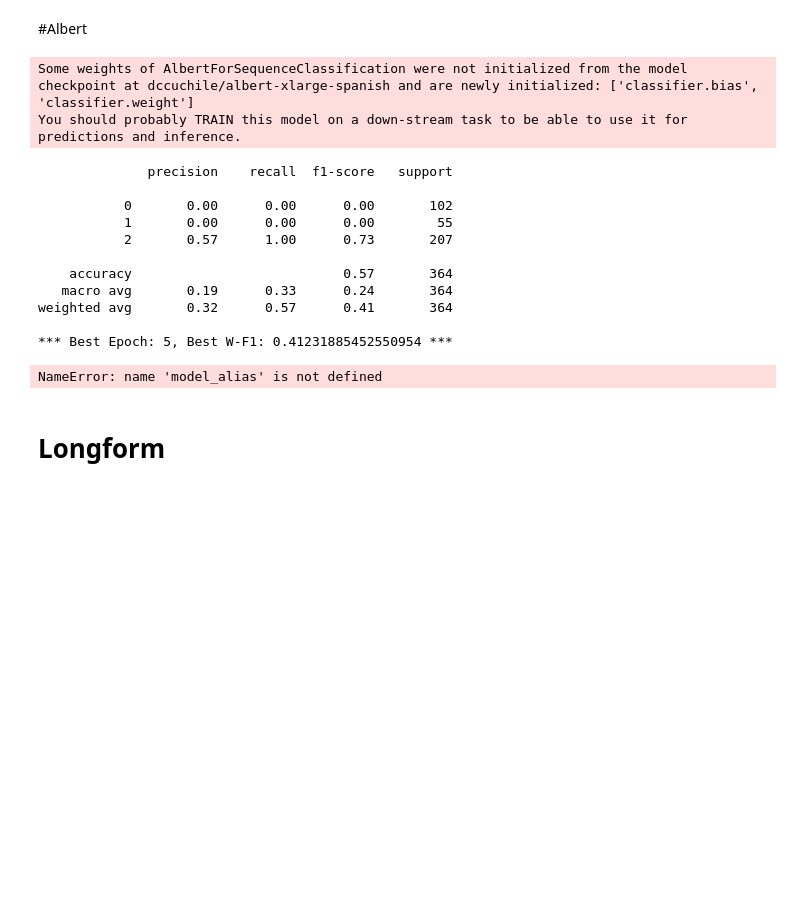
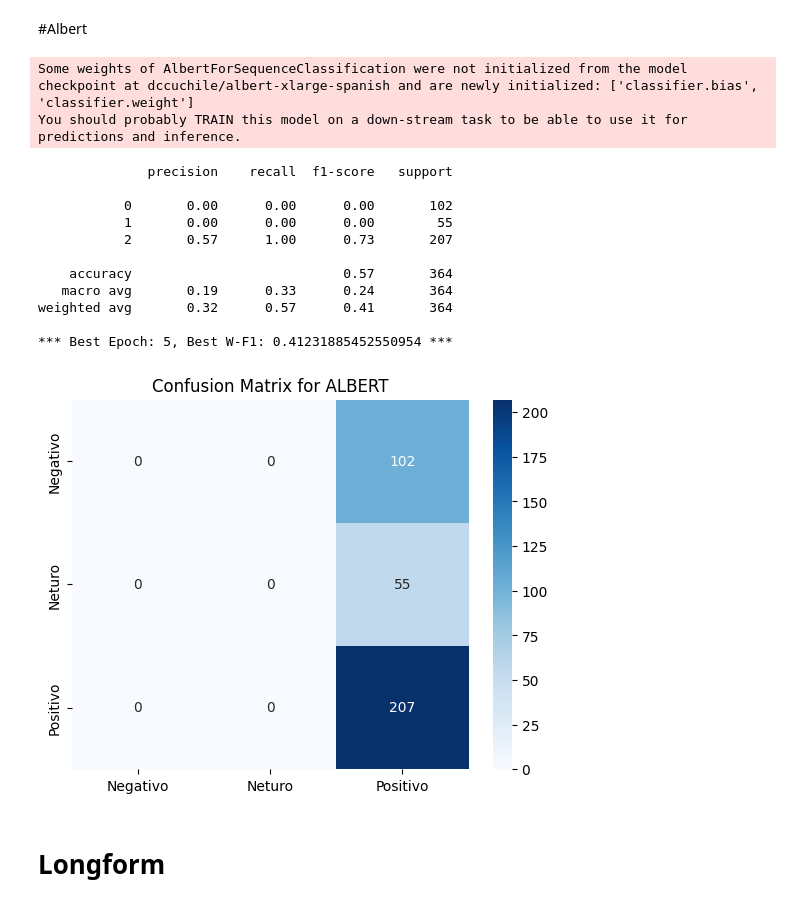
Before and after one commit to jmcaussade/analitica-textual-con-machine-learning-tarea4, a Jupyter notebook: Oficial_Lab_04.ipynb, the cells around one changed output. Saved outputs shown, nothing was run; the diff lists cells and outputs as text; code cells hidden in the pictures; blank space fills up the shorter version.

```diff
--- a/Oficial_Lab_04.ipynb
+++ b/Oficial_Lab_04.ipynb
@@ -519,7 +524,8 @@ weighted avg       0.85      0.82      0.83       364
 # %%
 loss_fn = nn.CrossEntropyLoss()
 #save_directory = '/content/drive/My Drive/2024-02/Analitica_textual_con_ML/Tarea4/Models/' #jmcaussade..
-save_directory = '/content/drive/My Drive/Universidad/2024-02/Analitica_textual_con_ML/Tarea4/Models/' #asadosx...
+#save_directory = '/content/drive/My Drive/Universidad/2024-02/Analitica_textual_con_ML/Tarea4/Models/' #asadosx...
+save_directory = '/content/drive/My Drive/Tarea4/Models/' #boben...
 os.makedirs(save_directory, exist_ok=True)
 
 model_path = models2['ALBERT']
@@ -633,34 +639,34 @@ plt.show()
 
 # Append results for the current model to the DataFrame
 transformer_results_df = pd.DataFrame(best_report).T
 transformer_results_df['model'] = model_alias
 transformer_results_df['best_epoch'] = best_epoch
 transformer_results_df = transformer_results_df.drop(columns=['support'])
 transformer_results_df = transformer_results_df.reset_index()
 transformer_results_df.rename(columns={'index': 'class'}, inplace=True)
 
 final_results_df = pd.concat([final_results_df, transformer_results_df], ignore_index=True)
 final_results_csv_path = os.path.join(save_directory, f'final_results_{model_alias}.csv')
 final_results_df.to_csv(final_results_csv_path, index=False)
 
 # Clear GPU memory after each model is trained and validated
 del model
 torch.cuda.empty_cache()  # Free up memory on the GPU
 # %% [output]
 Some weights of AlbertForSequenceClassification were not initialized from the model checkpoint at dccuchile/albert-xlarge-spanish and are newly initialized: ['classifier.bias', 'classifier.weight']
 You should probably TRAIN this model on a down-stream task to be able to use it for predictions and inference.
               precision    recall  f1-score   support
 
            0       0.00      0.00      0.00       102
            1       0.00      0.00      0.00        55
            2       0.57      1.00      0.73       207
 
     accuracy                           0.57       364
    macro avg       0.19      0.33      0.24       364
 weighted avg       0.32      0.57      0.41       364
 
 *** Best Epoch: 5, Best W-F1: 0.41231885452550954 ***
-NameError: name 'model_alias' is not defined
+[figure, added]
 # %% [markdown]
 # Longform
 # %%
```
Also changed, not shown: parts of 10 cells of this notebook.
